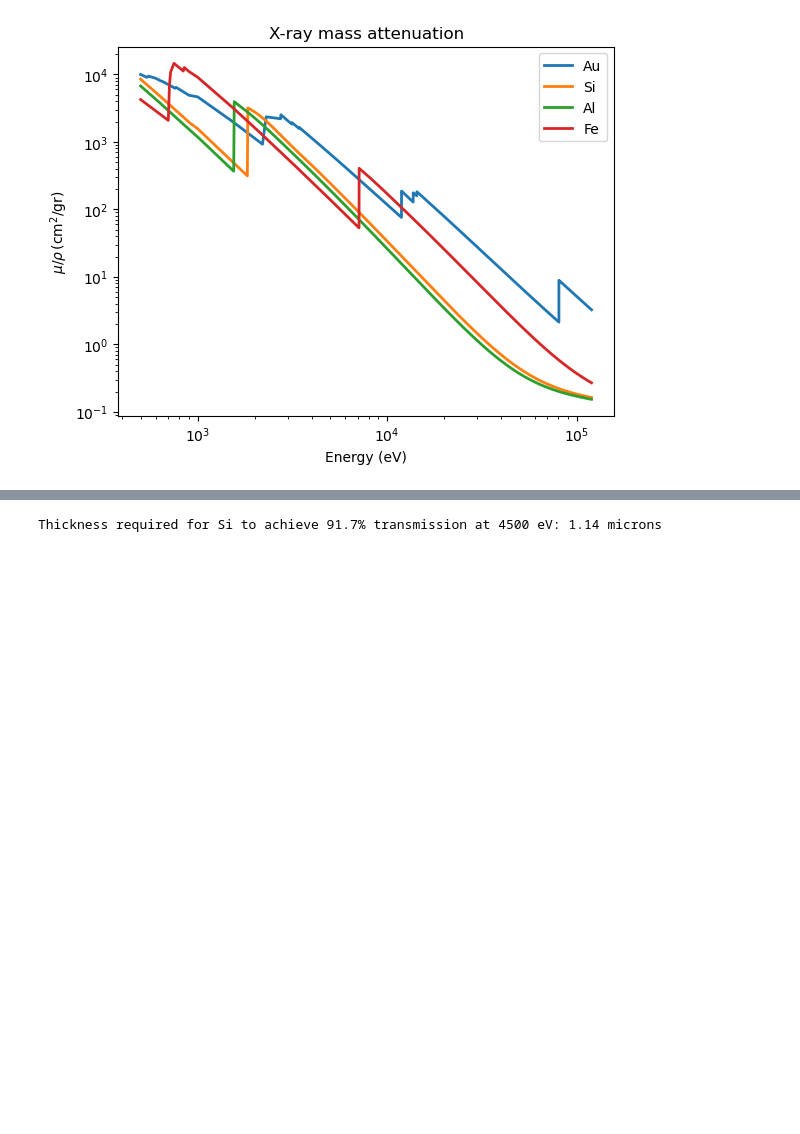
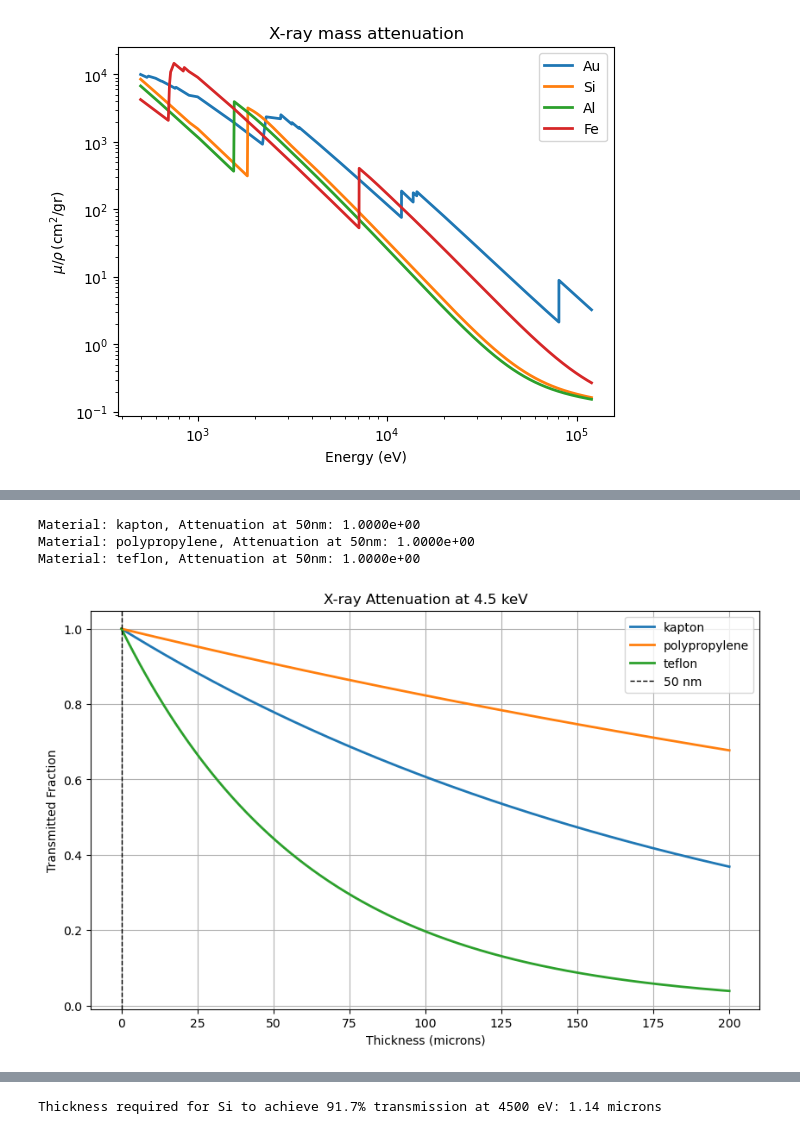
Before and after one commit to rw588/ETH-Simulations, a Jupyter notebook: XRaySims/XAttentuation.ipynb, the cells around one changed output, grey strips where cells are left out. Cells and saved outputs as stored; diff of their text form; code cells hidden in the pictures; blank space fills up the shorter version.

```diff
--- a/XRaySims/XAttentuation.ipynb
+++ b/XRaySims/XAttentuation.ipynb
@@ -104,0 +106,9 @@ Material: Si3N4, Attenuation at 50nm: 9.9660e-01
+# %%
+# Example usage:
+materials = ['kapton', 'polypropylene', 'teflon']
+plot_multiple_materials(materials, 4500, 0, 0.02)
+# %% [output]
+Material: kapton, Attenuation at 50nm: 1.0000e+00
+Material: polypropylene, Attenuation at 50nm: 1.0000e+00
+Material: teflon, Attenuation at 50nm: 1.0000e+00
+[figure, added]
```
Also changed, not shown: parts of 3 cells of this notebook.
